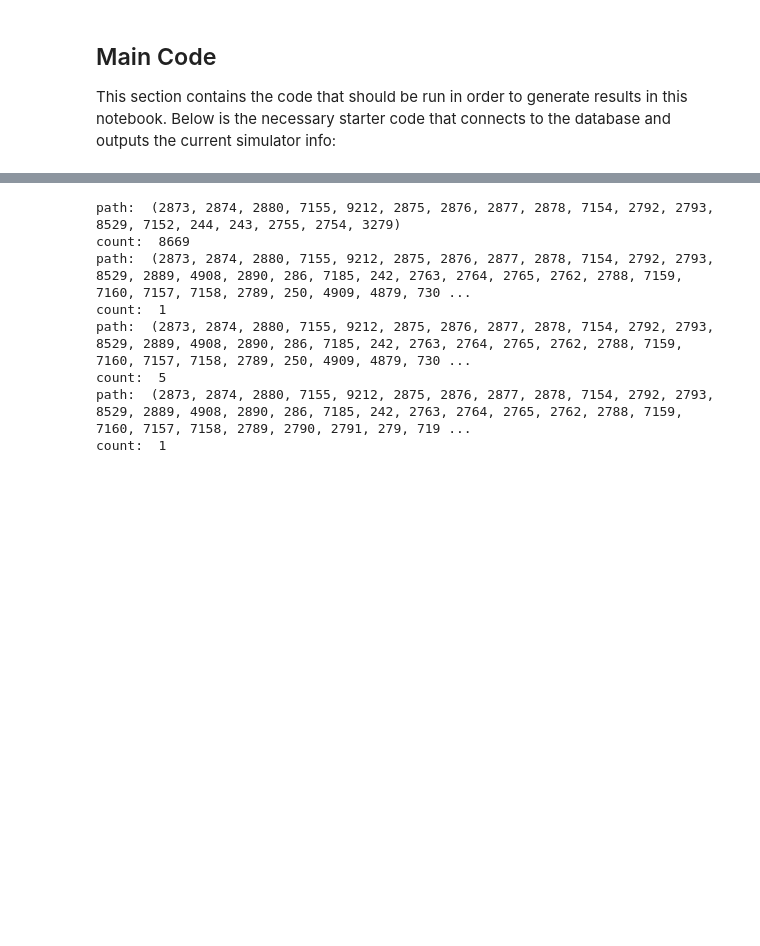
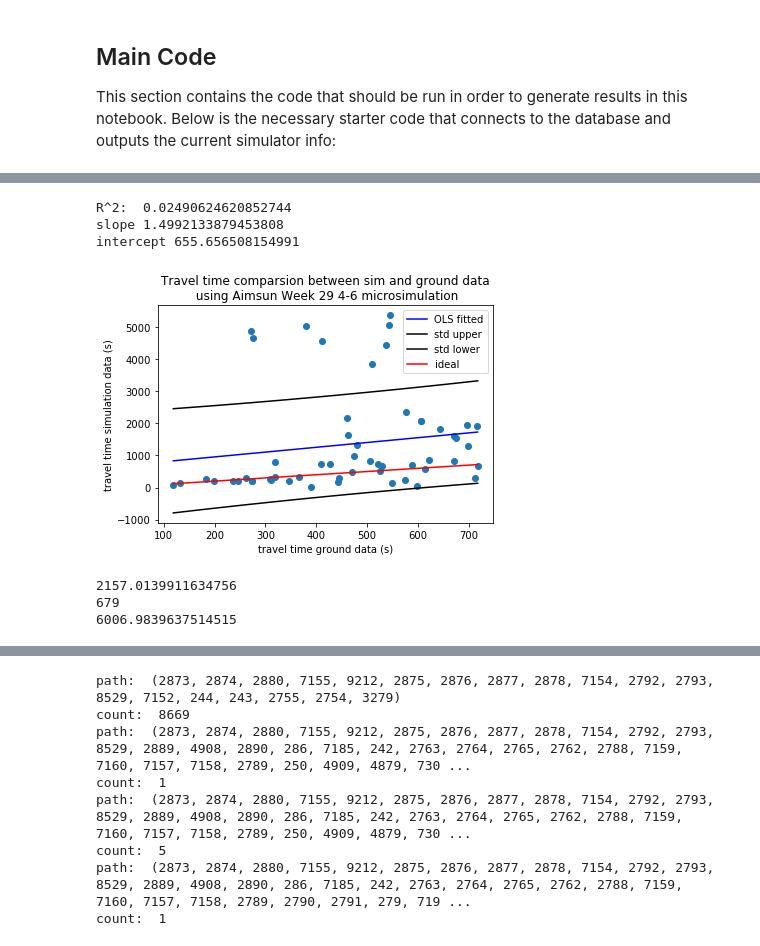
Before and after one commit to Fremont-project/data-processing, a Jupyter notebook: pipeline/aimsun-data-analysis/Aimsun Microsimulation SQLite Output Database Analyzer.ipynb, the cells around one changed output, grey strips where cells are left out. Drawn from its saved outputs; the diff is of its cells as text; code cells hidden in the pictures; blank space fills up the shorter version.

```diff
--- a/pipeline/aimsun-data-analysis/Aimsun Microsimulation SQLite Output Database Analyzer.ipynb
+++ b/pipeline/aimsun-data-analysis/Aimsun Microsimulation SQLite Output Database Analyzer.ipynb
@@ -847,0 +968,29 @@ analyzer.get_speed("35500", "14:45") # average link speed on road 35500 at 14:45
+# %%
+travel_time_ground_folder = os.path.join(data_folder,"Data processing","Auxiliary files","Demand","OD demand", "TravelTime")
+travel_time_ground_file_name = "TravelTime.csv"
+travel_time_ground = pd.read_csv(os.path.join(travel_time_ground_folder, travel_time_ground_file_name))
+
+ID_correspondence_ground_folder = os.path.join(data_folder,"Data processing","Auxiliary files","Demand","OD demand")
+ID_correspondence_file_name = "centroid ID_week29.xlsx"
+ID_corr = pd.read_excel(os.path.join(ID_correspondence_ground_folder, ID_correspondence_file_name), 'Sheet1').drop(columns=["Unnamed: 0"], axis=1)
+
+# for 2-4
+analyzer1.compare_travel_time(travel_time_ground, ID_corr, "Week 29 2-4", od_ids='All', time_intervals=[0])
+# for 4-6
+analyzer2.compare_travel_time(travel_time_ground, ID_corr, "Week 29 4-6", od_ids='All', time_intervals=[0])
+# for 6-8
+analyzer2.compare_travel_time(travel_time_ground, ID_corr, "Week 29 6-8", od_ids='All', time_intervals=[0])
+# %% [output]
+R^2:  0.02490624620852744
+slope 1.4992133879453808
+intercept 655.656508154991
+[figure, added]
+# %%
+print(analyzer2.get_OD_travel_time(151591755, 151591767, "16:00", 'string')) # average OD travel time between 2 external centroids at 16:00
+print(analyzer2.get_OD_demand(151591755, 151591767, "16:00", 'string')) # OD demand between 2 external centroids at 16:00
+distance, _ = analyzer2.get_OD_distance(151591755, 151591767, "16:00", 'string') # average travelled distance between 2 external centroids at 16:00
+print(distance)
+# %% [output]
+2157.0139911634756
+679
+6006.9839637514515
```
Also changed, not shown: parts of 23 cells of this notebook.
